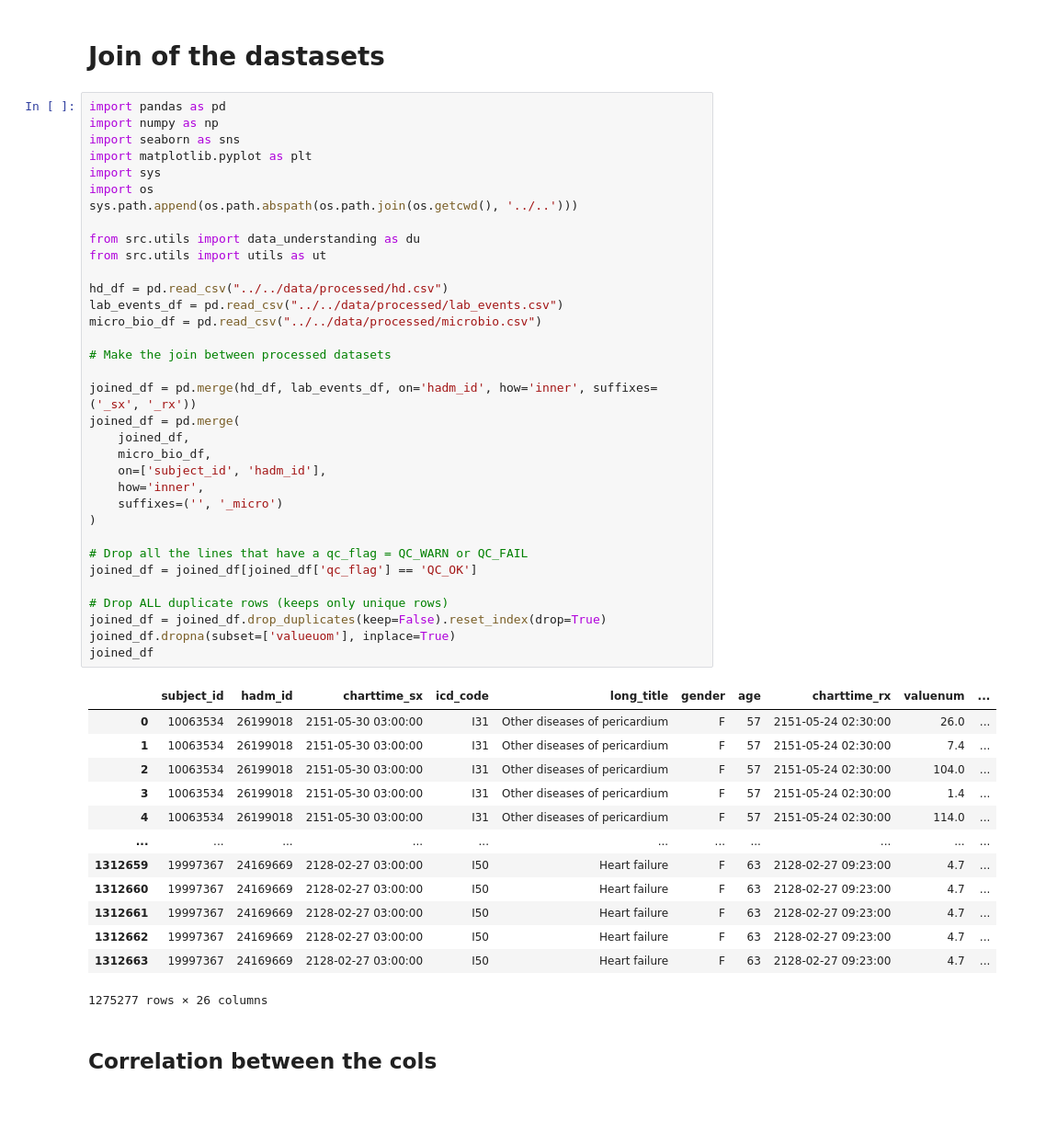
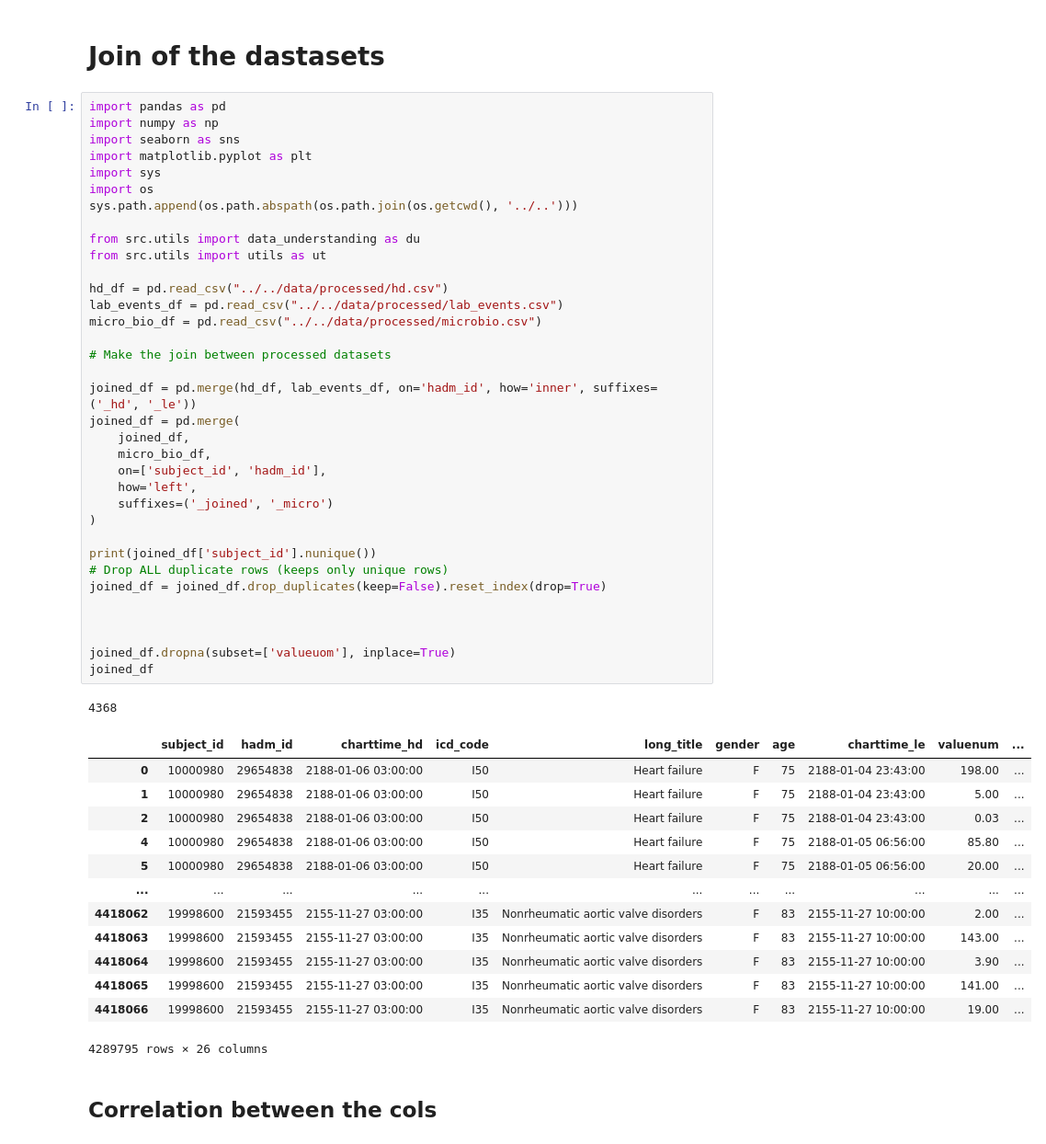
Before and after one commit to TommyTokk/DA4DH, a Jupyter notebook: notebooks/DataPreparation/join.ipynb, the cells around one changed output. Shown at 92% size. Saved outputs shown, nothing was run; the diff lists cells and outputs as text; blank space fills up the shorter version.

```diff
--- a/notebooks/DataPreparation/join.ipynb
+++ b/notebooks/DataPreparation/join.ipynb
@@ -3,51 +3,53 @@
 # %%
 import pandas as pd
 import numpy as np
 import seaborn as sns
 import matplotlib.pyplot as plt
 import sys
 import os
 sys.path.append(os.path.abspath(os.path.join(os.getcwd(), '../..')))
 
 from src.utils import data_understanding as du
 from src.utils import utils as ut
 
 hd_df = pd.read_csv("../../data/processed/hd.csv")
 lab_events_df = pd.read_csv("../../data/processed/lab_events.csv")
 micro_bio_df = pd.read_csv("../../data/processed/microbio.csv")
 
 # Make the join between processed datasets
 
-joined_df = pd.merge(hd_df, lab_events_df, on='hadm_id', how='inner', suffixes=('_sx', '_rx'))
+joined_df = pd.merge(hd_df, lab_events_df, on='hadm_id', how='inner', suffixes=('_hd', '_le'))
 joined_df = pd.merge(
     joined_df,
     micro_bio_df,
     on=['subject_id', 'hadm_id'],
-    how='inner',
-    suffixes=('', '_micro')
+    how='left',
+    suffixes=('_joined', '_micro')
 )
 
-# Drop all the lines that have a qc_flag = QC_WARN or QC_FAIL
-joined_df = joined_df[joined_df['qc_flag'] == 'QC_OK']
-
+print(joined_df['subject_id'].nunique())
 # Drop ALL duplicate rows (keeps only unique rows)
 joined_df = joined_df.drop_duplicates(keep=False).reset_index(drop=True)
+
+
+
 joined_df.dropna(subset=['valueuom'], inplace=True)
 joined_df
 # %% [output]
+4368
-|  | subject_id | hadm_id | charttime_sx | icd_code | long_title | gender | age | charttime_rx | valuenum | ... |
-| 0 | 10063534 | 26199018 | 2151-05-30 03:00:00 | I31 | Other diseases of pericardium | F | 57 | 2151-05-24 02:30:00 | 26.0 | ... |
-| 1 | 10063534 | 26199018 | 2151-05-30 03:00:00 | I31 | Other diseases of pericardium | F | 57 | 2151-05-24 02:30:00 | 7.4 | ... |
-| 2 | 10063534 | 26199018 | 2151-05-30 03:00:00 | I31 | Other diseases of pericardium | F | 57 | 2151-05-24 02:30:00 | 104.0 | ... |
-| 3 | 10063534 | 26199018 | 2151-05-30 03:00:00 | I31 | Other diseases of pericardium | F | 57 | 2151-05-24 02:30:00 | 1.4 | ... |
-| 4 | 10063534 | 26199018 | 2151-05-30 03:00:00 | I31 | Other diseases of pericardium | F | 57 | 2151-05-24 02:30:00 | 114.0 | ... |
+|  | subject_id | hadm_id | charttime_hd | icd_code | long_title | gender | age | charttime_le | valuenum | ... |
+| 0 | 10000980 | 29654838 | 2188-01-06 03:00:00 | I50 | Heart failure | F | 75 | 2188-01-04 23:43:00 | 198.00 | ... |
+| 1 | 10000980 | 29654838 | 2188-01-06 03:00:00 | I50 | Heart failure | F | 75 | 2188-01-04 23:43:00 | 5.00 | ... |
+| 2 | 10000980 | 29654838 | 2188-01-06 03:00:00 | I50 | Heart failure | F | 75 | 2188-01-04 23:43:00 | 0.03 | ... |
+| 4 | 10000980 | 29654838 | 2188-01-06 03:00:00 | I50 | Heart failure | F | 75 | 2188-01-05 06:56:00 | 85.80 | ... |
+| 5 | 10000980 | 29654838 | 2188-01-06 03:00:00 | I50 | Heart failure | F | 75 | 2188-01-05 06:56:00 | 20.00 | ... |
 | ... | ... | ... | ... | ... | ... | ... | ... | ... | ... | ... |
-| 1312659 | 19997367 | 24169669 | 2128-02-27 03:00:00 | I50 | Heart failure | F | 63 | 2128-02-27 09:23:00 | 4.7 | ... |
-| 1312660 | 19997367 | 24169669 | 2128-02-27 03:00:00 | I50 | Heart failure | F | 63 | 2128-02-27 09:23:00 | 4.7 | ... |
-| 1312661 | 19997367 | 24169669 | 2128-02-27 03:00:00 | I50 | Heart failure | F | 63 | 2128-02-27 09:23:00 | 4.7 | ... |
-| 1312662 | 19997367 | 24169669 | 2128-02-27 03:00:00 | I50 | Heart failure | F | 63 | 2128-02-27 09:23:00 | 4.7 | ... |
-| 1312663 | 19997367 | 24169669 | 2128-02-27 03:00:00 | I50 | Heart failure | F | 63 | 2128-02-27 09:23:00 | 4.7 | ... |
+| 4418062 | 19998600 | 21593455 | 2155-11-27 03:00:00 | I35 | Nonrheumatic aortic valve disorders | F | 83 | 2155-11-27 10:00:00 | 2.00 | ... |
+| 4418063 | 19998600 | 21593455 | 2155-11-27 03:00:00 | I35 | Nonrheumatic aortic valve disorders | F | 83 | 2155-11-27 10:00:00 | 143.00 | ... |
+| 4418064 | 19998600 | 21593455 | 2155-11-27 03:00:00 | I35 | Nonrheumatic aortic valve disorders | F | 83 | 2155-11-27 10:00:00 | 3.90 | ... |
+| 4418065 | 19998600 | 21593455 | 2155-11-27 03:00:00 | I35 | Nonrheumatic aortic valve disorders | F | 83 | 2155-11-27 10:00:00 | 141.00 | ... |
+| 4418066 | 19998600 | 21593455 | 2155-11-27 03:00:00 | I35 | Nonrheumatic aortic valve disorders | F | 83 | 2155-11-27 10:00:00 | 19.00 | ... |
-1275277 rows × 26 columns
+4289795 rows × 26 columns
 # %% [markdown]
 ## Correlation between the cols
 # %%
```
Also changed, not shown: parts of 7 cells of this notebook, 6 other files.
